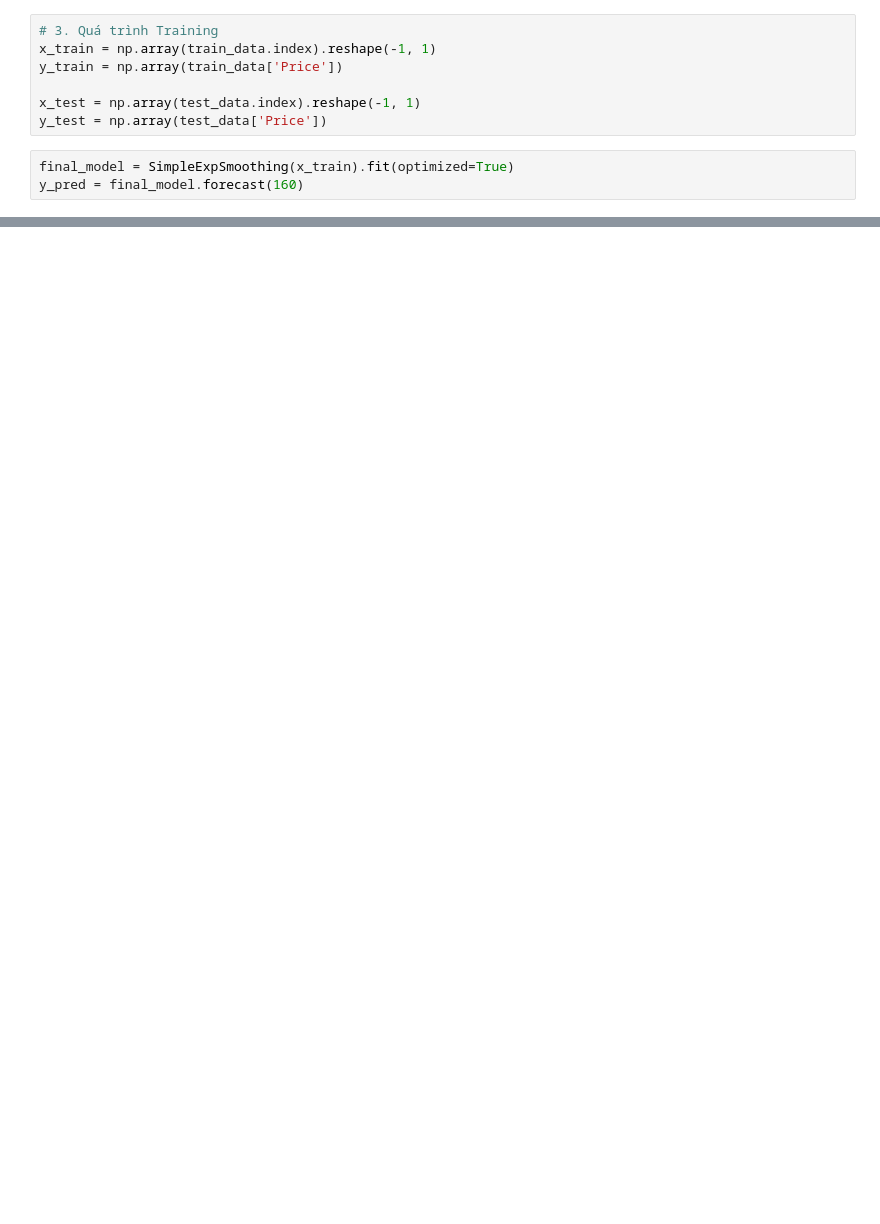
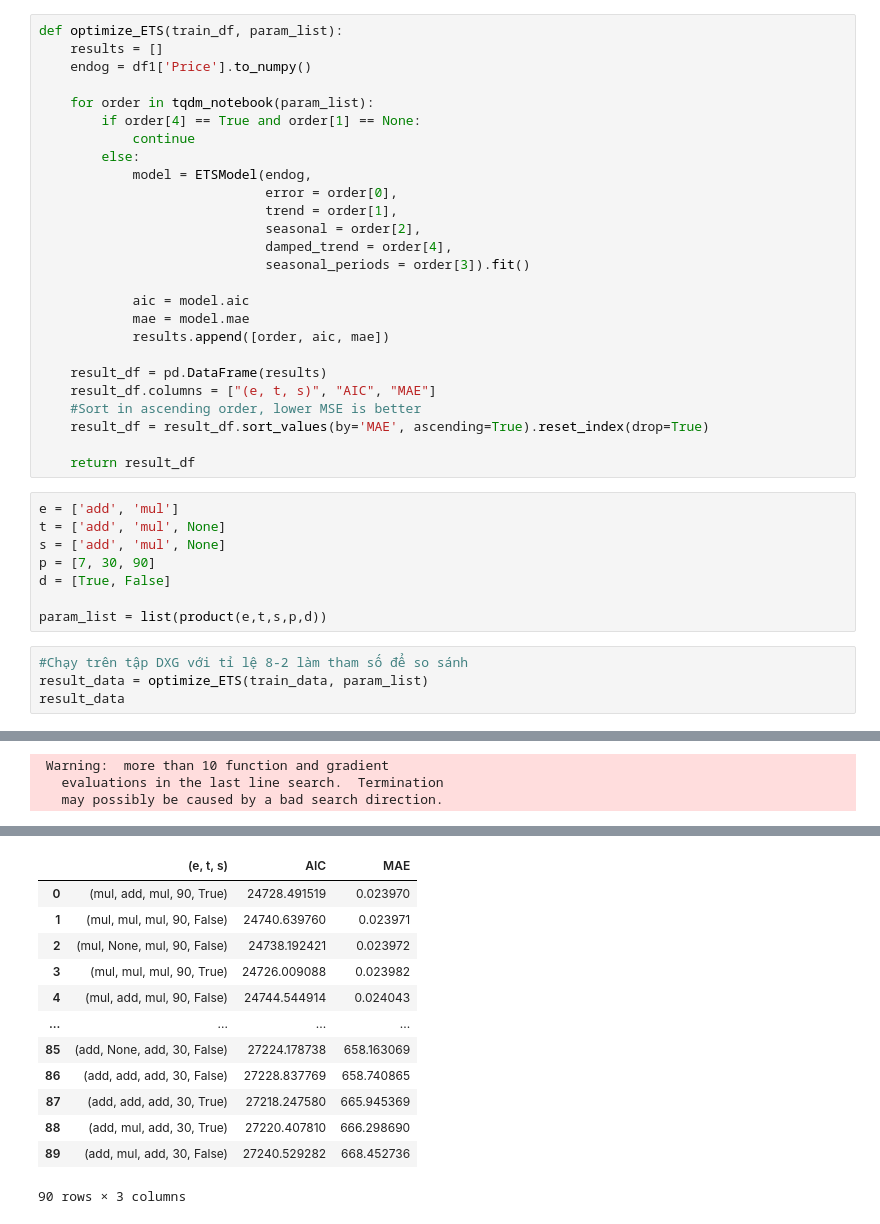
Before and after one commit to duonguwu/IS403_O21_04, a Jupyter notebook: Model/ETS/Team4_ETS_DIG_9_1.ipynb, the cells around one changed output, grey strips where cells are left out. Saved outputs shown, nothing was run; the diff lists cells and outputs as text; blank space fills up the shorter version.

```diff
--- a/Model/ETS/Team4_ETS_DIG_9_1.ipynb
+++ b/Model/ETS/Team4_ETS_DIG_9_1.ipynb
@@ -54,10 +92,39 @@ test_data = df[train_size:]
-# %%
-# 3. Quá trình Training
-x_train = np.array(train_data.index).reshape(-1, 1)
-y_train = np.array(train_data['Price'])
-
-x_test = np.array(test_data.index).reshape(-1, 1)
-y_test = np.array(test_data['Price'])
-# %%
-final_model = SimpleExpSmoothing(x_train).fit(optimized=True)
-y_pred = final_model.forecast(160)
+# %%
+def optimize_ETS(train_df, param_list):
+    results = []
+    endog = df1['Price'].to_numpy()
+
+    for order in tqdm_notebook(param_list):
+        if order[4] == True and order[1] == None:
+            continue
+        else:
+            model = ETSModel(endog,
+                             error = order[0],
+                             trend = order[1],
+                             seasonal = order[2],
+                             damped_trend = order[4],
+                             seasonal_periods = order[3]).fit()
+
+            aic = model.aic
+            mae = model.mae
+            results.append([order, aic, mae])
+
+    result_df = pd.DataFrame(results)
+    result_df.columns = ["(e, t, s)", "AIC", "MAE"]
+    #Sort in ascending order, lower MSE is better
+    result_df = result_df.sort_values(by='MAE', ascending=True).reset_index(drop=True)
+
+    return result_df
+# %%
+e = ['add', 'mul']
+t = ['add', 'mul', None]
+s = ['add', 'mul', None]
+p = [7, 30, 90]
+d = [True, False]
+
+param_list = list(product(e,t,s,p,d))
+# %%
+#Chạy trên tập DXG với tỉ lệ 8-2 làm tham số để so sánh
+result_data = optimize_ETS(train_data, param_list)
+result_data
+# %% [output]
@@ -63,0 +148,3 @@ y_pred = final_model.forecast(160)
+ Warning:  more than 10 function and gradient
+   evaluations in the last line search.  Termination
+   may possibly be caused by a bad search direction.
@@ -63,0 +168,13 @@ y_pred = final_model.forecast(160)
+|  | (e, t, s) | AIC | MAE |
+| 0 | (mul, add, mul, 90, True) | 24728.491519 | 0.023970 |
+| 1 | (mul, mul, mul, 90, False) | 24740.639760 | 0.023971 |
+| 2 | (mul, None, mul, 90, False) | 24738.192421 | 0.023972 |
+| 3 | (mul, mul, mul, 90, True) | 24726.009088 | 0.023982 |
+| 4 | (mul, add, mul, 90, False) | 24744.544914 | 0.024043 |
+| ... | ... | ... | ... |
+| 85 | (add, None, add, 30, False) | 27224.178738 | 658.163069 |
+| 86 | (add, add, add, 30, False) | 27228.837769 | 658.740865 |
+| 87 | (add, add, add, 30, True) | 27218.247580 | 665.945369 |
+| 88 | (add, mul, add, 30, True) | 27220.407810 | 666.298690 |
+| 89 | (add, mul, add, 30, False) | 27240.529282 | 668.452736 |
+90 rows × 3 columns
```
Also changed, not shown: parts of 32 cells of this notebook, 4 other files.
